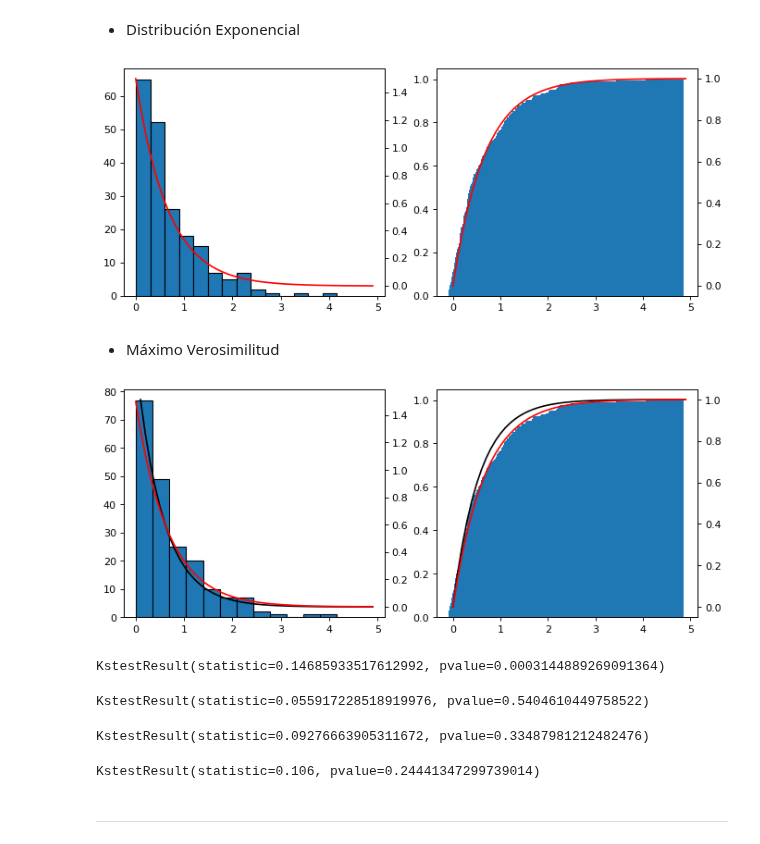
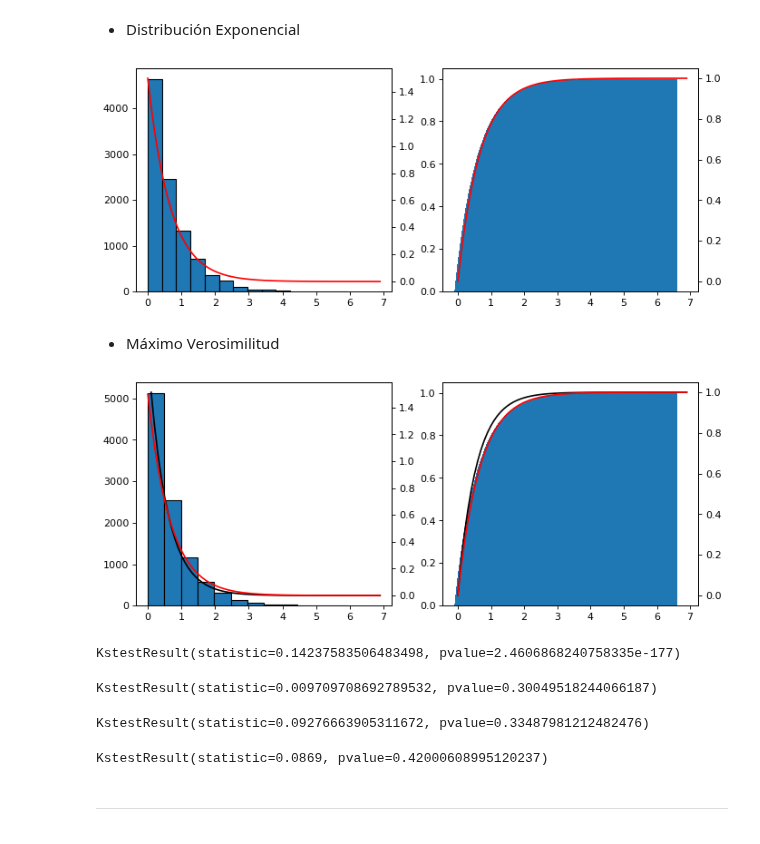
Before and after one commit to estebantejeda/INFO274, a Jupyter notebook: lab3/Laboratorio3.ipynb, the cells around one changed output. Cells and saved outputs as stored; diff of their text form; code cells hidden in the pictures.

```diff
--- a/lab3/Laboratorio3.ipynb
+++ b/lab3/Laboratorio3.ipynb
@@ -190,32 +190,32 @@ plt.show()
 * Distribución Exponencial
 # %%
 lamb = 1.5
-size = 200
+size = 10000
 datos_exp = stats.expon.rvs(scale = 1/lamb, size=size)
 
 fig, axs = plt.subplots(1, 2,figsize=(10, 4), dpi=80)
 
 axs[0].hist(datos_exp, edgecolor = 'black', bins = int(70/5))
 ax1 = axs[0].twinx()
 
-vec = np.arange(0,5,0.1)
+vec = np.arange(0,7,0.1)
 dvec = []
 for i in vec:
     dvec.append(stats.expon.pdf(x=i, scale=1/lamb))
 ax1.plot(vec,dvec,color='red')
 
 x, cum_exp = ecdf(datos_exp)
 axs[1].bar(x+0.3, cum_exp)
 ## probabilidad teórica
 ax2 = axs[1].twinx()
 ##
 pvec = []
 for i in vec:
     pvec.append(stats.expon.cdf(x=i, scale=1/lamb))
 ax2.plot(vec,pvec,color='red')
 plt.show()
 # %% [output]
-[figure, old version]
+[figure, new version]
 # %% [markdown]
 * Máximo Verosimilitud
 # %%
@@ -242,28 +242,28 @@ ax2.plot(vec,pvec0,color='black')
 ax2.plot(vec,pvec,color='red')
 plt.show()
 # %% [output]
-[figure, old version]
+[figure, new version]
 # %%
 ## Utilicemos ahora el test de K-S para probar el ajuste de datos
 ## respecto de la distribución teórica?
 stats.kstest(datos_exp, 'expon')
 # %% [output]
-KstestResult(statistic=0.14685933517612992, pvalue=0.0003144889269091364)
+KstestResult(statistic=0.14237583506483498, pvalue=2.4606868240758335e-177)
 # %%
 ## Utilicemos ahora el test de K-S para probar el ajuste de datos
 ## respecto de la distribución teórica?
 stats.kstest(datos_exp, 'expon', args=(0, 1/lamb))
 # %% [output]
-KstestResult(statistic=0.055917228518919976, pvalue=0.5404610449758522)
+KstestResult(statistic=0.009709708692789532, pvalue=0.30049518244066187)
 # %%
 stats.kstest(datos_expon, 'expon', args=(args))
 # %% [output]
 KstestResult(statistic=0.09276663905311672, pvalue=0.33487981212482476)
 # %%
-datos_exp2 = stats.expon.rvs(loc=args[0], scale=args[1] ,size=1000)
+datos_exp2 = stats.expon.rvs(loc=args[0], scale=args[1] ,size=10000)
 stats.kstest(datos_expon, datos_exp2)
 # %% [output]
-KstestResult(statistic=0.106, pvalue=0.24441347299739014)
+KstestResult(statistic=0.0869, pvalue=0.42000608995120237)
 # %% [markdown]
 ----
 # %% [markdown]
```
Also changed, not shown: parts of 1 cell of this notebook.
